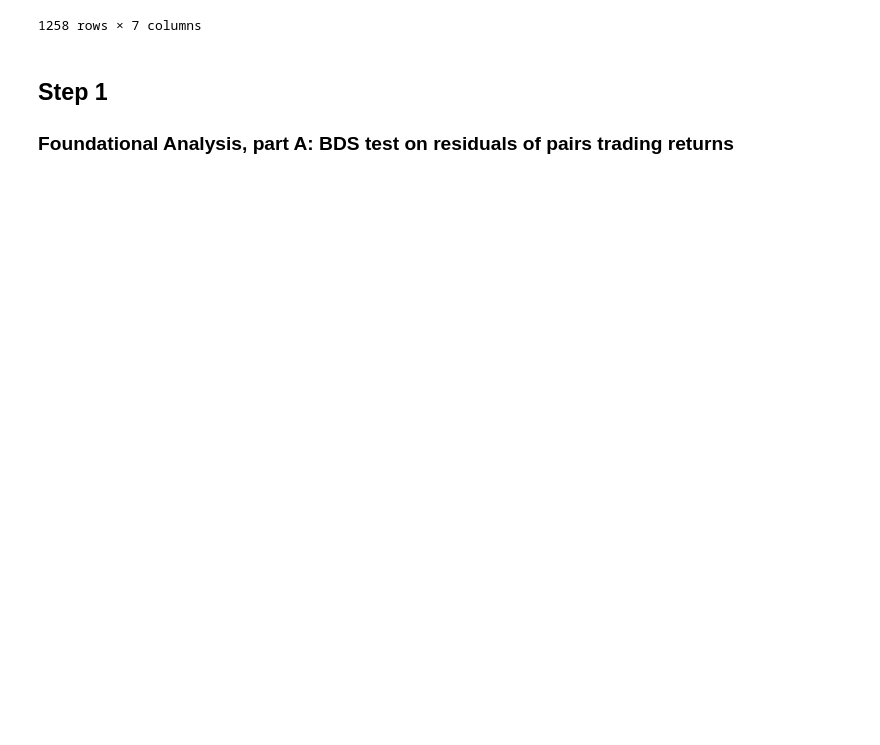
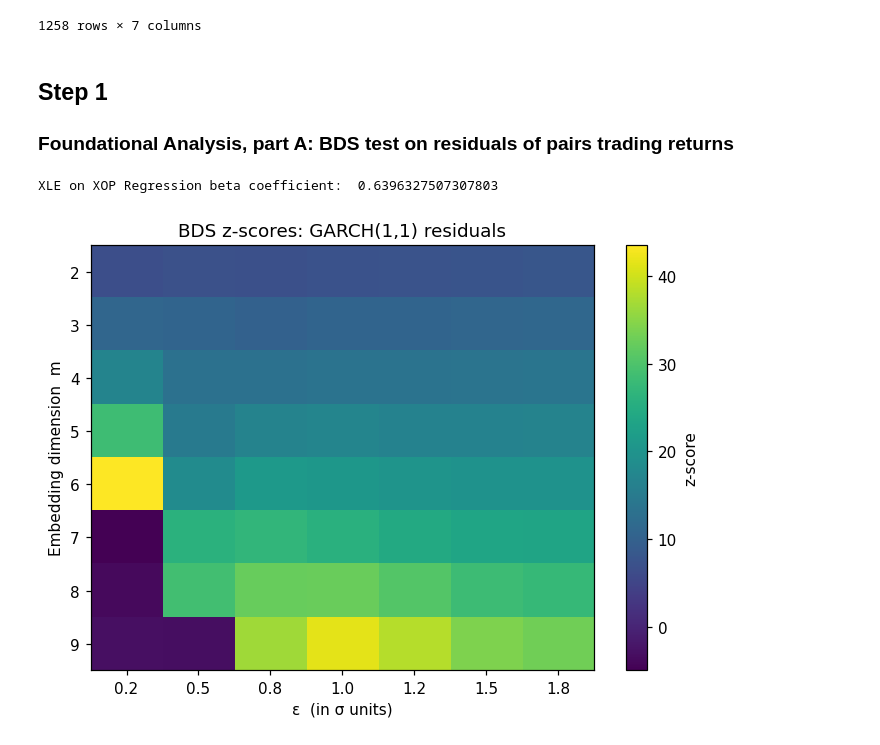
Before and after one commit to George-Creekbed/capstone_review, a Jupyter notebook: step1a.ipynb, the cells around one changed output. Cells and saved outputs as stored; diff of their text form; code cells hidden in the pictures; blank space fills up the shorter version.

```diff
--- a/step1a.ipynb
+++ b/step1a.ipynb
@@ -47,0 +75,33 @@ rets
+# %%
+
+bds_filt = bds_residuals("XLE","XOP")
+# Re‑use the two DataFrames that already exist in the notebook
+# (bds_raw and bds_filt) and make tidy pivot tables for plotting.
+
+def make_pivot(df: pd.DataFrame, value: str) -> pd.DataFrame:
+    """Return a m × epsilon table ready for imshow."""
+    tbl = df.copy()
+    # strip the trailing 'σ' and cast to float so eps is numeric & sortable
+    tbl["eps_float"] = tbl["ε"].str.rstrip("σ").astype(float)
+    tbl = tbl.pivot(index="m", columns="eps_float", values=value)
+    # ensure natural order (increasing m downward, ε across)
+    tbl.sort_index(axis=0, inplace=True)
+    tbl.sort_index(axis=1, inplace=True)
+    return tbl
+
+filt_piv = make_pivot(bds_filt, "z")
+
+# 2) Heat‑map of z‑scores for GARCH‑filtered residuals
+plt.figure(dpi=110)
+plt.title("BDS z‑scores: GARCH(1,1) residuals")
+plt.imshow(filt_piv, aspect="auto")
+plt.xticks(np.arange(len(filt_piv.columns)), filt_piv.columns)
+plt.yticks(np.arange(len(filt_piv.index)),   filt_piv.index)
+plt.xlabel("ε  (in σ units)")
+plt.ylabel("Embedding dimension  m")
+plt.colorbar(label="z‑score")
+plt.tight_layout()
+plt.show()
+# %% [output]
+XLE on XOP Regression beta coefficient:  0.6396327507307803
+[figure, added]
```
Also changed, not shown: parts of 18 cells of this notebook.
